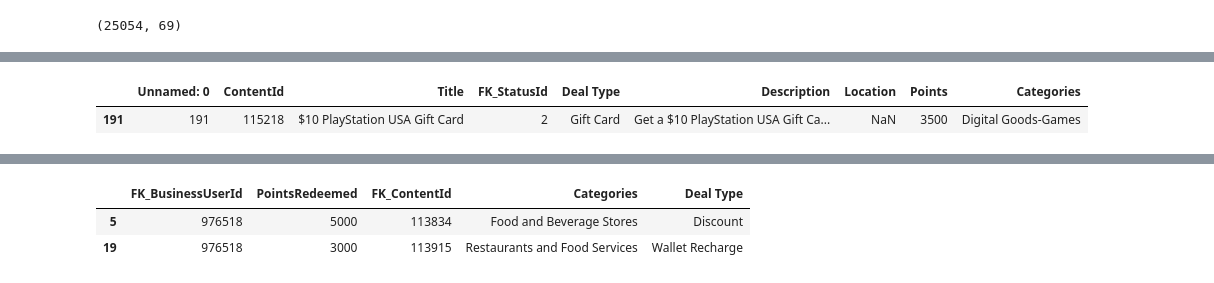
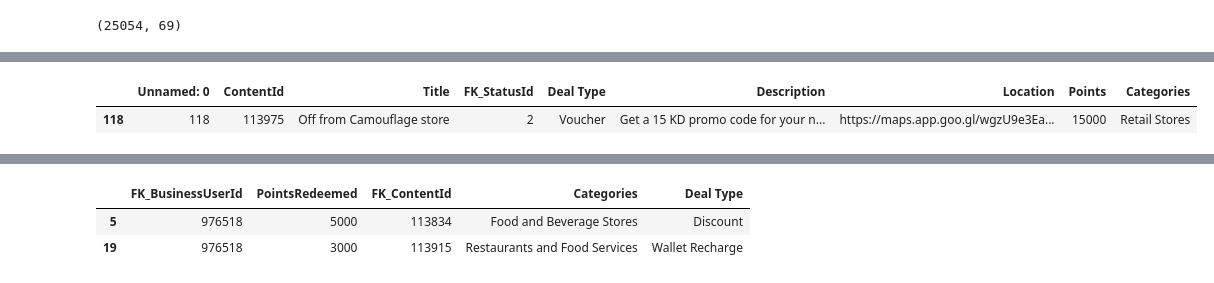
Before and after one commit to DboukAli98/KFHXRelatedAi, a Jupyter notebook: NoteBooks/Model Generation/Model_Reward.ipynb, the cells around one changed output, grey strips where cells are left out. Drawn from its saved outputs; the diff is of its cells as text; code cells hidden in the pictures.

```diff
--- a/NoteBooks/Model Generation/Model_Reward.ipynb
+++ b/NoteBooks/Model Generation/Model_Reward.ipynb
@@ -476,11 +519,11 @@ TypeError: collaborative_filtering_recommendations() missing 1 required position
 # %%
-specific_content_id = 115218,
+specific_content_id = 113975,
 result = deals_data[deals_data['ContentId'] == specific_content_id]
 
 result
 # %% [output]
 |  | Unnamed: 0 | ContentId | Title | FK_StatusId | Deal Type | Description | Location | Points | Categories |
-| 191 | 191 | 115218 | $10 PlayStation USA Gift Card | 2 | Gift Card | Get a $10 PlayStation USA Gift Ca... | NaN | 3500 | Digital Goods-Games |
+| 118 | 118 | 113975 | Off from Camouflage store | 2 | Voucher | Get a 15 KD promo code for your n... | https://maps.app.goo.gl/wgzU9e3Ea... | 15000 | Retail Stores |
 # %%
 user_last_interactions = user_item_matrix.loc[user_id]
 user_interacted_items = user_last_interactions[user_last_interactions > 0].index
```
Also changed, not shown: parts of 5 cells of this notebook.
